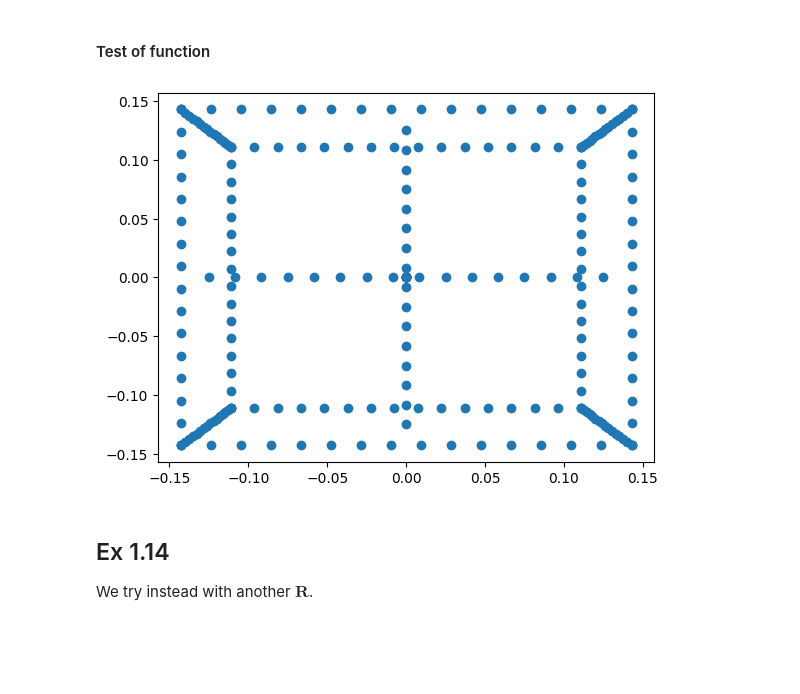
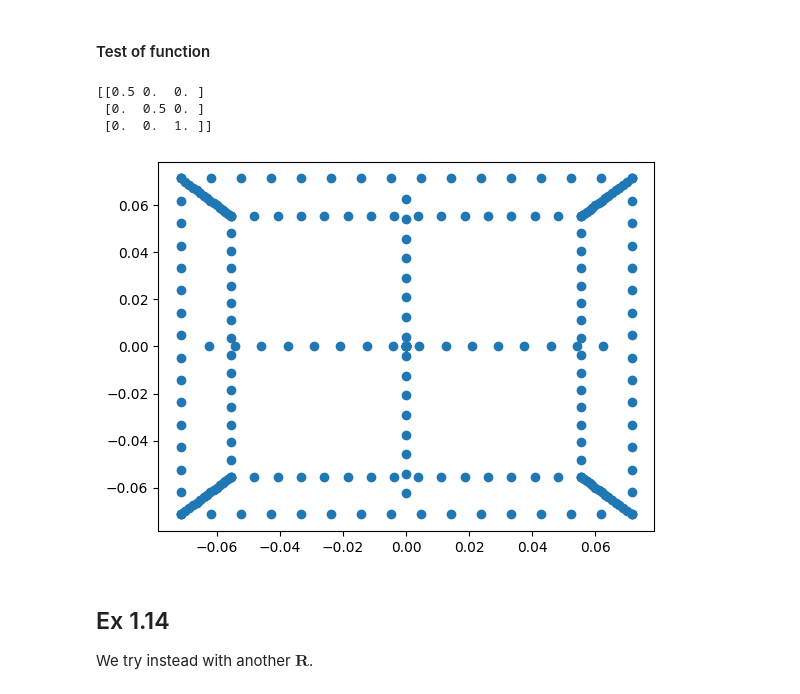
Before and after one commit to WeatherBoy/02504_Code, a Jupyter notebook: Ex01/ex01.ipynb, the cells around one changed output. Drawn from its saved outputs; the diff is of its cells as text; code cells hidden in the pictures; blank space fills up the shorter version.

```diff
--- a/Ex01/ex01.ipynb
+++ b/Ex01/ex01.ipynb
@@ -457,17 +457,22 @@ def projectPoints(K, Rt, Q):
 # %%
 K = np.diag(np.ones(3))
 R = np.diag(np.ones(3))
 t = np.array([[0, 0, 4]])
 Rt = np.concatenate((R, t.T), axis=1)
 
 Q = box3d()
-
+K[1, 1] *= 0.5
+K[0, 0] *= 0.5
+print(K)
 Qp = projectPoints(K, Rt, Q)
 
 plt.scatter(Qp[0, :], Qp[1, :])
 plt.show()
 # %% [output]
+[[0.5 0.  0. ]
+ [0.  0.5 0. ]
+ [0.  0.  1. ]]
-[figure, old version]
+[figure, new version]
 # %% [markdown]
 ## Ex 1.14
 
```
Also changed, not shown: 7 other files.
